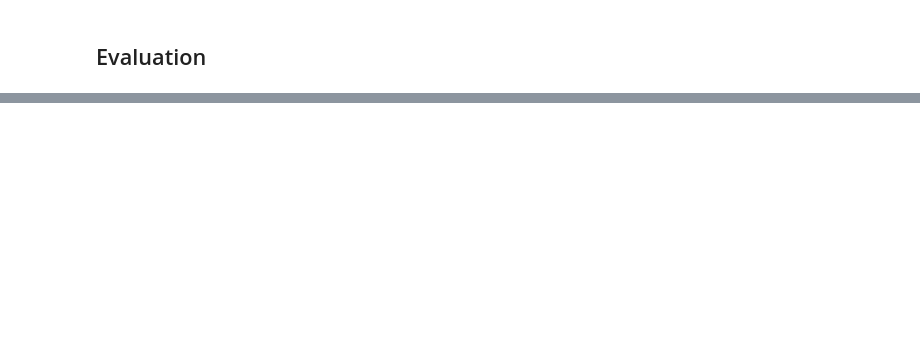
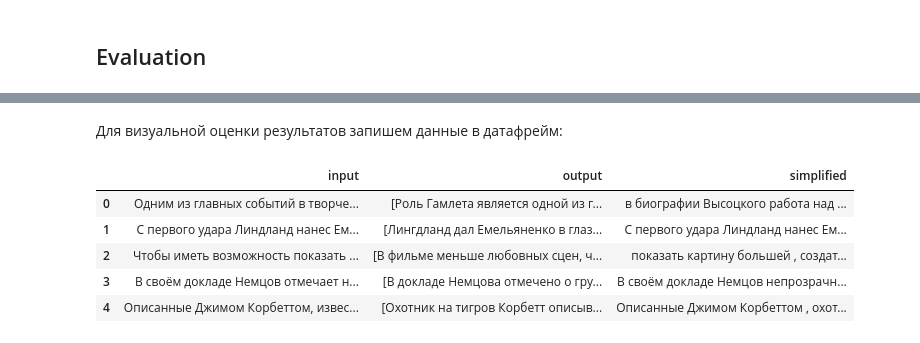
Before and after one commit to in-oleynikov/dialogue-rusimplification, a Jupyter notebook: dialogue_simplification.ipynb, the cells around one changed output, grey strips where cells are left out. Drawn from its saved outputs; the diff is of its cells as text; code cells hidden in the pictures; blank space fills up the shorter version.

Commit message:
something with result

```diff
--- a/dialogue_simplification.ipynb
+++ b/dialogue_simplification.ipynb
@@ -27,16 +34,17 @@ import numpy as np
 import os
 from tqdm import tqdm_notebook
 from razdel import tokenize
-from functools import lru_cache
+
 from rnnmorph.predictor import RNNMorphPredictor
 from sklearn.model_selection import train_test_split
 from easse.sari import corpus_sari
 import json
-PATH = '/content/drive/MyDrive/Colab Notebooks/dialogue_simplification'
+PATH = '/content/drive/MyDrive/Colab Notebooks/dialogue-rusimplification'
 # %%
 # Read the data
 df = pd.read_csv(os.path.join(PATH,'dev_sents.csv'))
 pd.set_option('display.max_colwidth', 150)
+pd.set_option('display.width', 500)
 # %%
 df.info()
 # %% [output]
@@ -109,9 +115,10 @@ df_lemmatized.to_csv(os.path.join(PATH, 'lemmatized_text.csv'))
 # %%
 try:
-    df_lemmatized
-except NameError :
     df_lemmatized = pd.read_csv(os.path.join(PATH,'lemmatized_text.csv'))
-df_lemmatized = df_lemmatized.fillna(0)
+    df_lemmatized = df_lemmatized.fillna(0)
+except FileNotFoundError:
+    df_lemmatized = dataframe_lemmatized(input_corpus, output_corpus)
+    df_lemmatized.to_csv(os.path.join(PATH, 'lemmatized_text.csv'))
 # %%
 df_lemmatized.head()
 # %% [output]
@@ -353,0 +311,13 @@ to read about a specific subcommand or concept.
+# %% [markdown]
+Для визуальной оценки результатов запишем данные в датафрейм:
+# %%
+df_result = pd.DataFrame({'input':input_sents , 'output':output_sents ,'simplified': simplified})
+# %%
+df_result.head(5)
+# %% [output]
+|  | input | output | simplified |
+| 0 | Одним из главных событий в творче... | [Роль Гамлета является одной из г... | в биографии Высоцкого работа над ... |
+| 1 | С первого удара Линдланд нанес Ем... | [Лингдланд дал Емельяненко в глаз... | С первого удара Линдланд нанес Ем... |
+| 2 | Чтобы иметь возможность показать ... | [В фильме меньше любовных сцен, ч... | показать картину большей , создат... |
+| 3 | В своём докладе Немцов отмечает н... | [В докладе Немцова отмечено о гру... | В своём докладе Немцов непрозрачн... |
+| 4 | Описанные Джимом Корбеттом, извес... | [Охотник на тигров Корбетт описыв... | Описанные Джимом Корбеттом , охот... |
```
Also changed, not shown: parts of 26 cells of this notebook.
